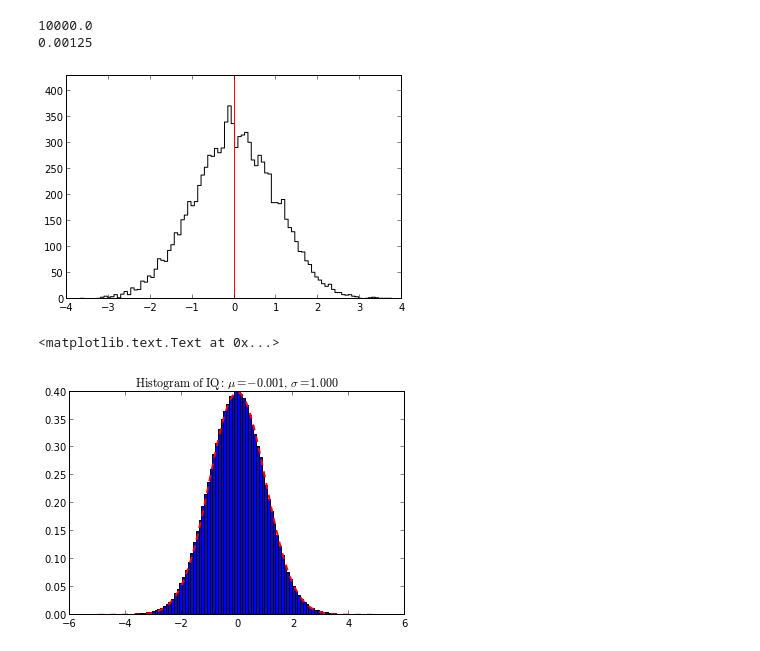
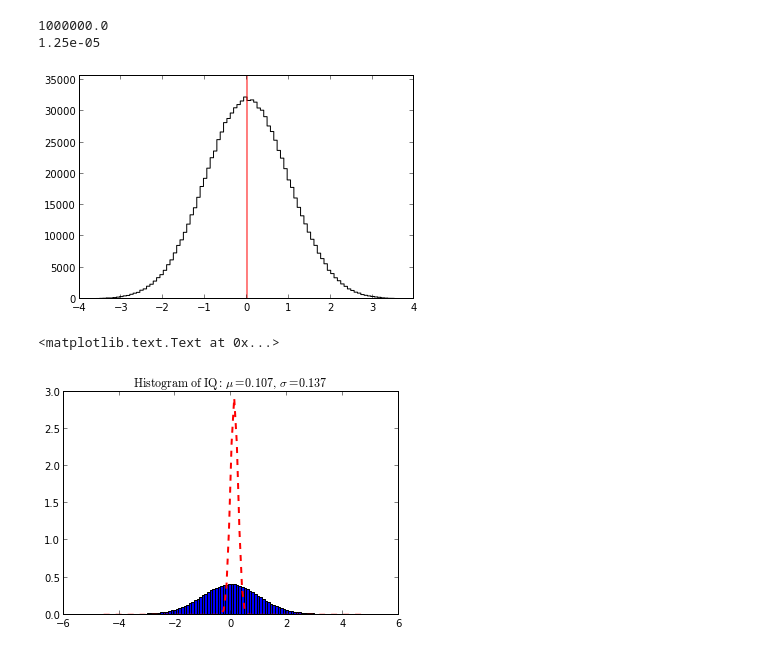
Before and after one commit to arjun-trivedi/ana2pi, a Jupyter notebook: scripts/python/nb-UseCase-Fitting.ipynb, the cells around one changed output. Saved outputs shown, nothing was run; the diff lists cells and outputs as text; code cells hidden in the pictures.

```diff
--- a/scripts/python/nb-UseCase-Fitting.ipynb
+++ b/scripts/python/nb-UseCase-Fitting.ipynb
@@ -17,7 +17,7 @@ def gauss(v, par):
     return fitval
 
 h=Hist(100,-4,4)
-x1=np.random.normal(0,1,10000)
+x1=np.random.normal(0,1,1000000)
 h.fill_array(x1)
 ax=plt.subplot(111)
 n,bins,patches=rplt.hist(h,ax)
@@ -45,20 +45,20 @@ if not ROOT.gROOT.IsBatch():
 	 	# wait for you to close the ROOT canvas before exiting
 	 	wait(True)
 # %% [output]
-10000.0
-0.00125
+1000000.0
+1.25e-05
-[figure, old version]
+[figure, new version]
 # %%
 import numpy as np
 from scipy.stats import norm
 import matplotlib.mlab as mlab
 
 x=np.random.normal(0,1,1000000)
 n,bins,patches=plt.hist(x,100,normed=True)
-(mu,sigma) = norm.fit(x)
+(mu,sigma) = norm.fit(n)#x)
 y = mlab.normpdf(bins,mu,sigma)
 plt.plot(bins,y,'r--',linewidth=2)
 plt.title(r'$\mathrm{Histogram\ of\ IQ:}\ \mu=%.3f,\ \sigma=%.3f$' %(mu, sigma))
 # %% [output]
 <matplotlib.text.Text at 0x...>
-[figure, old version]
+[figure, new version]
```
Also changed, not shown: parts of 1 cell of this notebook, 1 other file.
